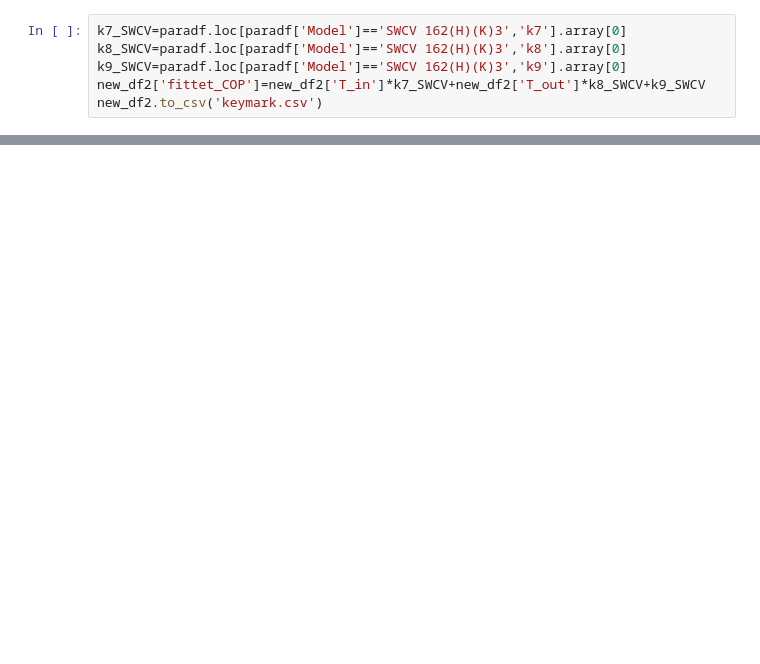
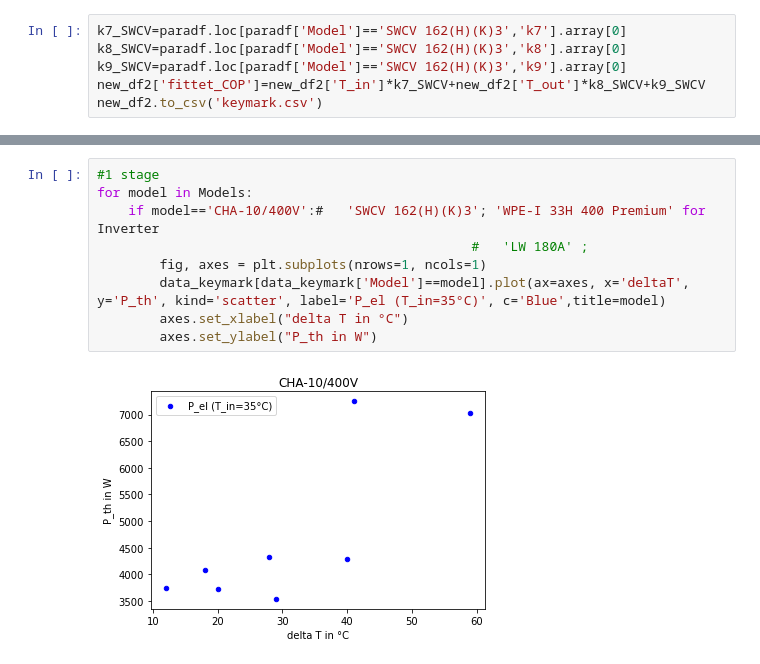
Before and after one commit to FZJ-IEK3-VSA/hplib, a Jupyter notebook: gettingparameters.ipynb, the cells around one changed output, grey strips where cells are left out. Saved outputs shown, nothing was run; the diff lists cells and outputs as text; blank space fills up the shorter version.

```diff
--- a/gettingparameters.ipynb
+++ b/gettingparameters.ipynb
@@ -718,0 +733,11 @@ for model in Models:
+# %%
+#1 stage
+for model in Models:
+    if model=='CHA-10/400V':#   'SWCV 162(H)(K)3'; 'WPE-I 33H 400 Premium' for Inverter
+                                                #   'LW 180A' ;
+        fig, axes = plt.subplots(nrows=1, ncols=1)
+        data_keymark[data_keymark['Model']==model].plot(ax=axes, x='deltaT', y='P_th', kind='scatter', label='P_el (T_in=35°C)', c='Blue',title=model)
+        axes.set_xlabel("delta T in °C")
+        axes.set_ylabel("P_th in W")
+# %% [output]
+[figure, added]
```
Also changed, not shown: parts of 7 cells of this notebook, 1 other file.
